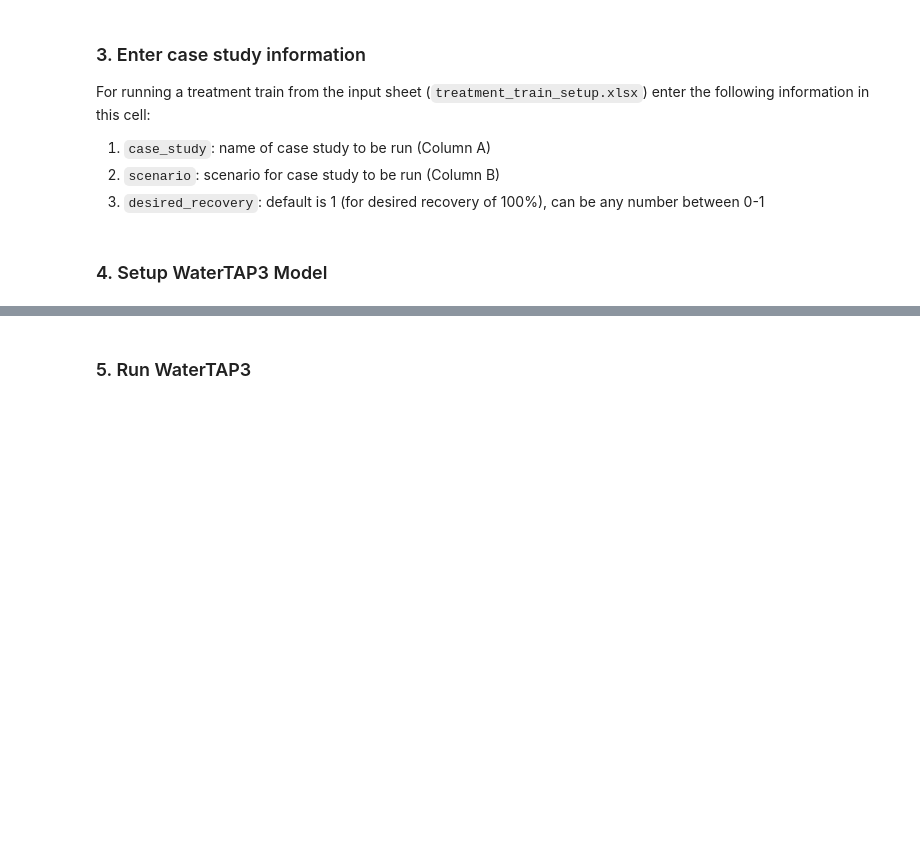
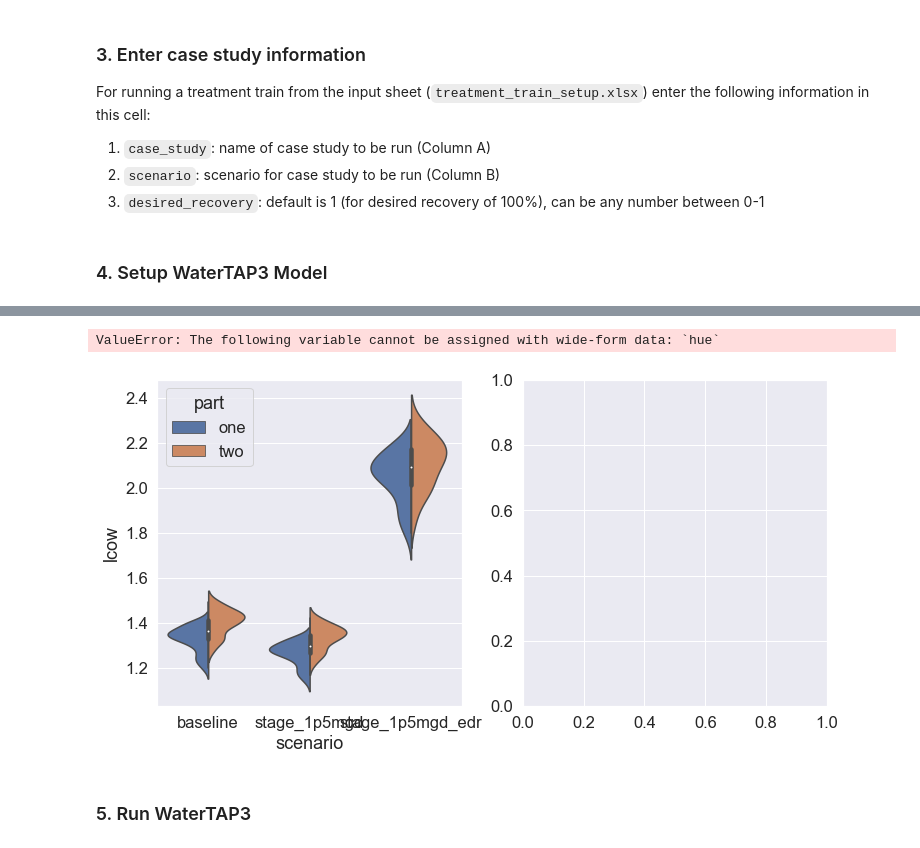
Before and after one commit to NREL/WaterTAP3, a Jupyter notebook: watertap3/watertap3/WaterTAP3 Tutorial.ipynb, the cells around one changed output, grey strips where cells are left out. Drawn from its saved outputs; the diff is of its cells as text; code cells hidden in the pictures; blank space fills up the shorter version.

```diff
--- a/watertap3/watertap3/WaterTAP3 Tutorial.ipynb
+++ b/watertap3/watertap3/WaterTAP3 Tutorial.ipynb
@@ -40,3 +36,19 @@ desired_recovery = 0.77
+# %%
+case_study = 'san_luis'
+scenario = 'stage_1p5mgd_nano'
+desired_recovery = 1
+
+# case_study = 'carlsbad'
+# scenario = 'baseline'
+# desired_recovery = 0.5
+
+# case_study = 'cherokee'
+# scenario = 'zld_ct'
+# desired_recovery = 1
+
+# case_study = 'heap_leaching'
+# scenario = 'baseline'
+# desired_recovery = 1
 # %% [markdown]
 ### 4. Setup WaterTAP3 Model
 # %%
@@ -44,0 +87,20 @@ m = get_case_study(m=m)
+# %%
+scenarios = ['baseline', 'stage_1p5mgd', 'stage_1p5mgd_edr']
+all_results = pd.DataFrame()
+for scenario in scenarios:
+    temp = pd.read_csv(f'results/san_luis_{scenario}_test_5.csv')
+    all_results = all_results.append(temp)
+# %%
+palette = 'dark'
+s = 40
+sns.set_context('poster')
+sns.set_theme()
+sns.set(font_scale=1.5)
+fig, (ax0, ax1) = plt.subplots(nrows=1, ncols=2, figsize=(12, 6))
+sns.violinplot(data=all_results, x='scenario', y='lcow', hue='part', split=True, ax=ax0)
+# sns.histplot(data=all_results, x='scenario', kde=True, ax=ax1, y='lcow')
+sns.histplot(all_results.lcow, hue='scenario')
+# fig, ax1 = plt.subplots(figsize=(15, 6))
+# %% [output]
+ValueError: The following variable cannot be assigned with wide-form data: `hue`
+[figure, added]
```
Also changed, not shown: parts of 26 cells of this notebook, 21 other files.
